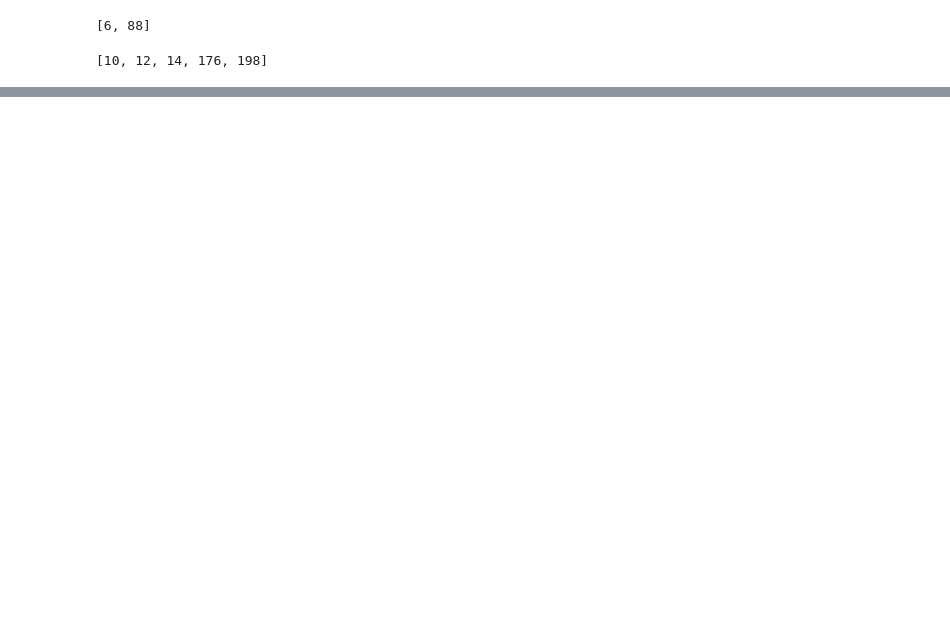
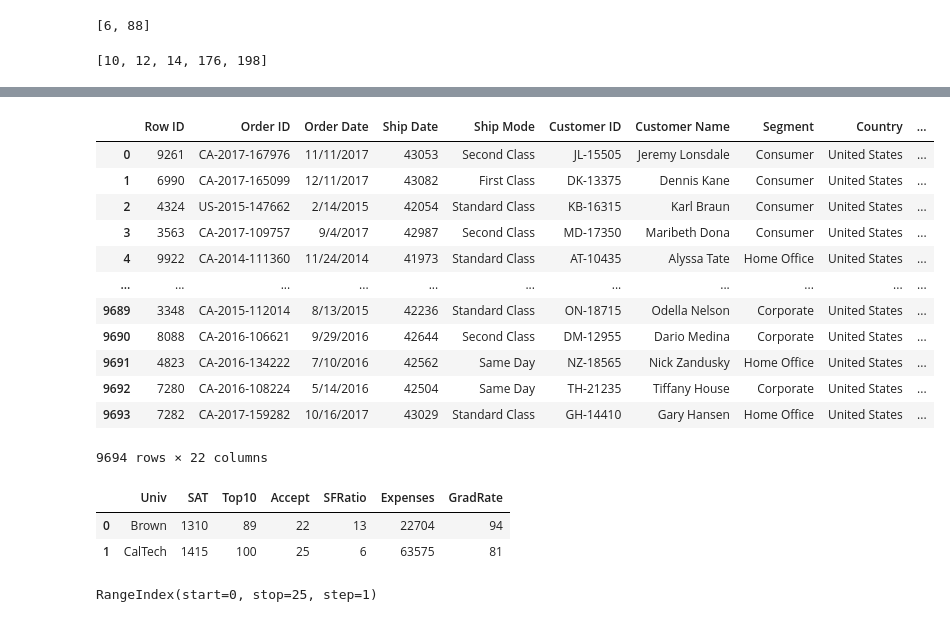
Before and after one commit to Thillaikkarasan208/Basic-scripts-Python-mini, a Jupyter notebook: module1 & 2.ipynb, the cells around one changed output, grey strips where cells are left out. Cells and saved outputs as stored; diff of their text form; code cells hidden in the pictures; blank space fills up the shorter version.

```diff
--- a/module1 & 2.ipynb
+++ b/module1 & 2.ipynb
@@ -893,0 +1646,16 @@ list(map(lambda x:x*2,li))
+# %%
+data
+# %% [output]
+|  | Row ID | Order ID | Order Date | Ship Date | Ship Mode | Customer ID | Customer Name | Segment | Country | ... |
+| 0 | 9261 | CA-2017-167976 | 11/11/2017 | 43053 | Second Class | JL-15505 | Jeremy Lonsdale | Consumer | United States | ... |
+| 1 | 6990 | CA-2017-165099 | 12/11/2017 | 43082 | First Class | DK-13375 | Dennis Kane | Consumer | United States | ... |
+| 2 | 4324 | US-2015-147662 | 2/14/2015 | 42054 | Standard Class | KB-16315 | Karl Braun | Consumer | United States | ... |
+| 3 | 3563 | CA-2017-109757 | 9/4/2017 | 42987 | Second Class | MD-17350 | Maribeth Dona | Consumer | United States | ... |
+| 4 | 9922 | CA-2014-111360 | 11/24/2014 | 41973 | Standard Class | AT-10435 | Alyssa Tate | Home Office | United States | ... |
+| ... | ... | ... | ... | ... | ... | ... | ... | ... | ... | ... |
+| 9689 | 3348 | CA-2015-112014 | 8/13/2015 | 42236 | Standard Class | ON-18715 | Odella Nelson | Corporate | United States | ... |
+| 9690 | 8088 | CA-2016-106621 | 9/29/2016 | 42644 | Second Class | DM-12955 | Dario Medina | Corporate | United States | ... |
+| 9691 | 4823 | CA-2016-134222 | 7/10/2016 | 42562 | Same Day | NZ-18565 | Nick Zandusky | Home Office | United States | ... |
+| 9692 | 7280 | CA-2016-108224 | 5/14/2016 | 42504 | Same Day | TH-21235 | Tiffany House | Corporate | United States | ... |
+| 9693 | 7282 | CA-2017-159282 | 10/16/2017 | 43029 | Standard Class | GH-14410 | Gary Hansen | Home Office | United States | ... |
+9694 rows × 22 columns
@@ -893,0 +1664,10 @@ list(map(lambda x:x*2,li))
+# %%
+university[0:2]
+# %% [output]
+|  | Univ | SAT | Top10 | Accept | SFRatio | Expenses | GradRate |
+| 0 | Brown | 1310 | 89 | 22 | 13 | 22704 | 94 |
+| 1 | CalTech | 1415 | 100 | 25 | 6 | 63575 | 81 |
+# %%
+university.index
+# %% [output]
+RangeIndex(start=0, stop=25, step=1)
```
Also changed, not shown: parts of 171 cells of this notebook.
